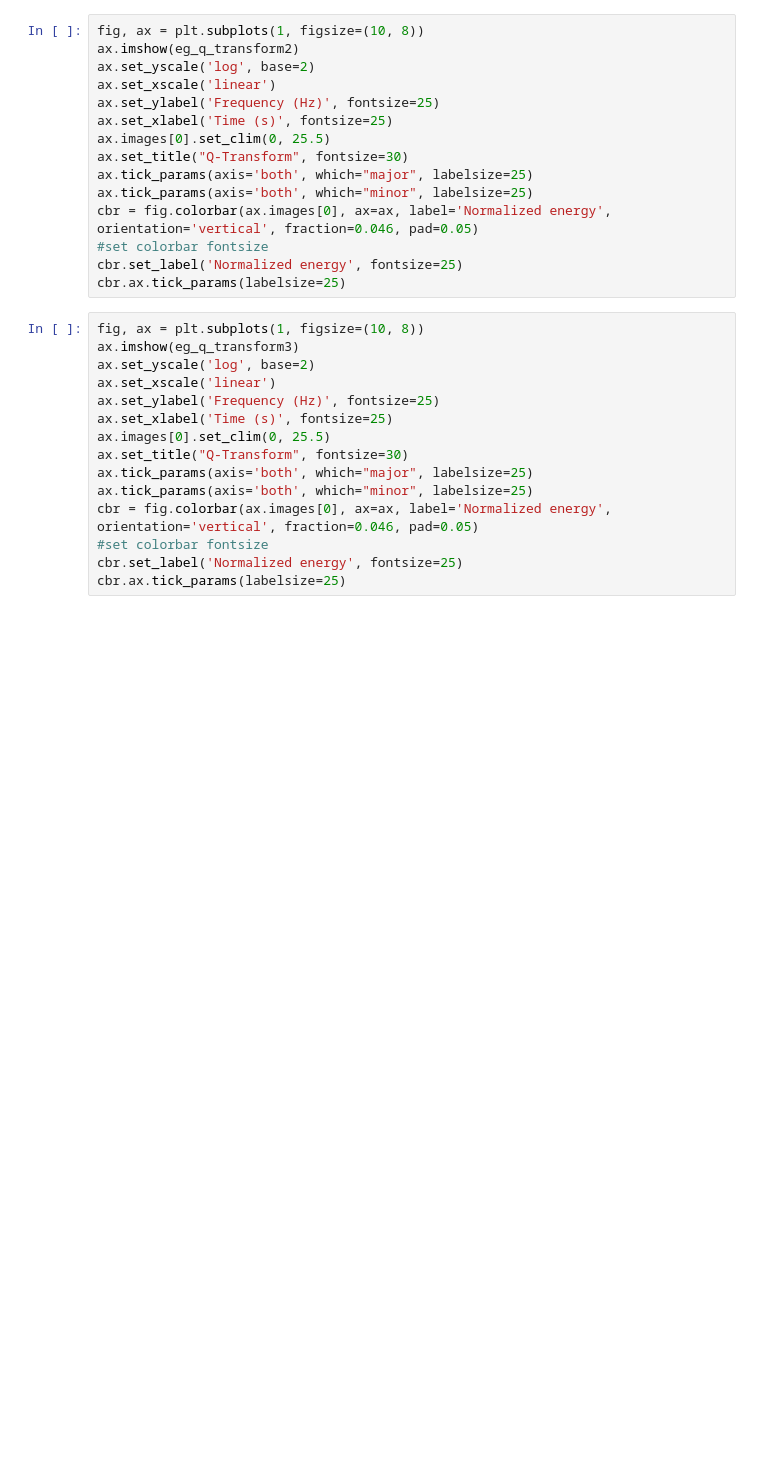
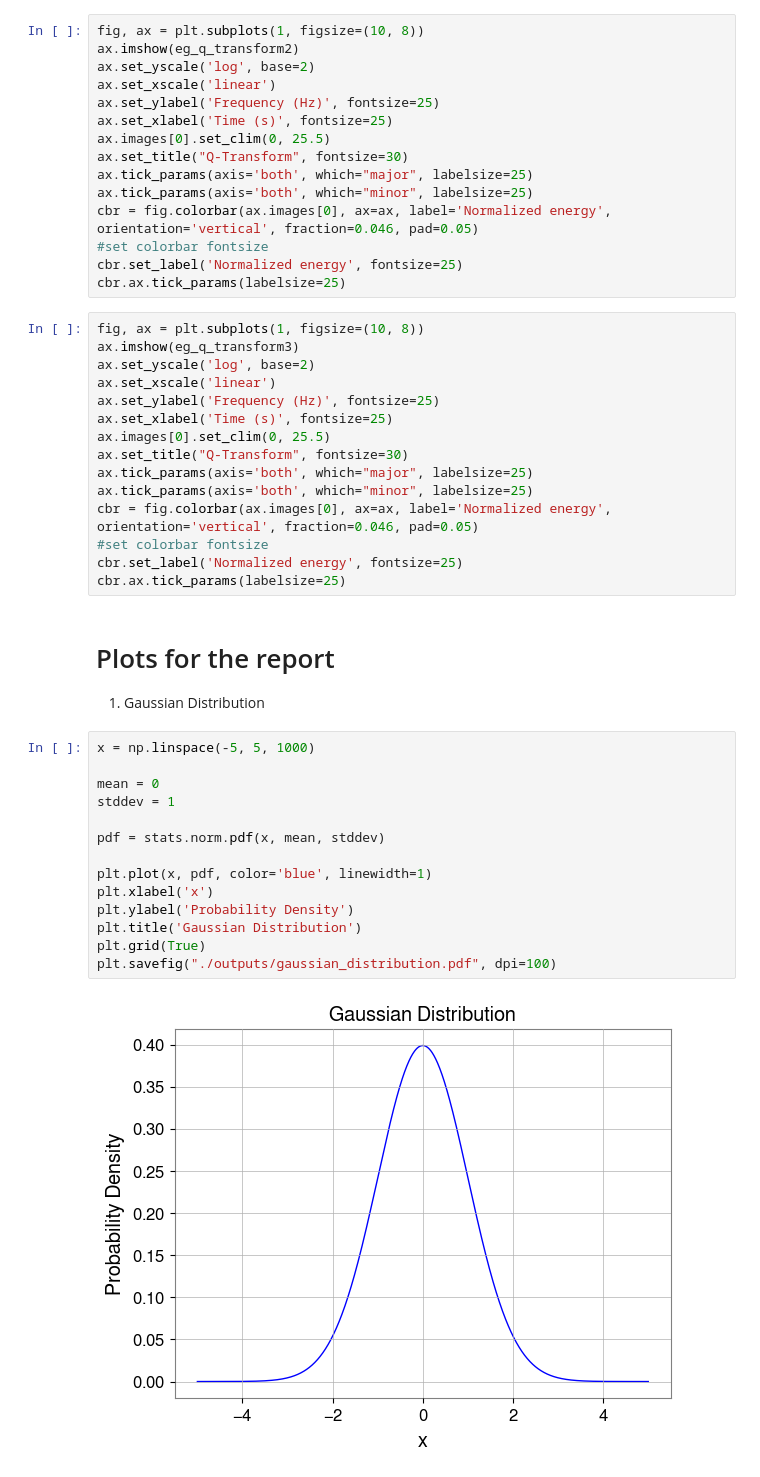
Before and after one commit to ashishmathew0297/gwpy-experiments, a Jupyter notebook: main_notebook.ipynb, the cells around one changed output. Drawn from its saved outputs; the diff is of its cells as text; blank space fills up the shorter version.

Commit message:
Added Gaussian Distribution plot to notebook

```diff
--- a/main_notebook.ipynb
+++ b/main_notebook.ipynb
@@ -1110,3 +1110,23 @@ cbr = fig.colorbar(ax.images[0], ax=ax, label='Normalized energy', orientation='
 #set colorbar fontsize
 cbr.set_label('Normalized energy', fontsize=25)
 cbr.ax.tick_params(labelsize=25)
+# %% [markdown]
+# Plots for the report
+
+1. Gaussian Distribution
+# %%
+x = np.linspace(-5, 5, 1000)
+
+mean = 0
+stddev = 1
+
+pdf = stats.norm.pdf(x, mean, stddev)
+
+plt.plot(x, pdf, color='blue', linewidth=1)
+plt.xlabel('x')
+plt.ylabel('Probability Density')
+plt.title('Gaussian Distribution')
+plt.grid(True)
+plt.savefig("./outputs/gaussian_distribution.pdf", dpi=100)
+# %% [output]
+[figure, added]
```
Also changed, not shown: 1 other file.
